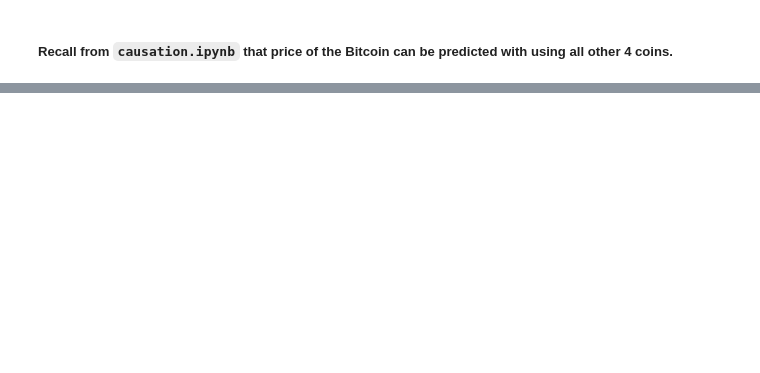
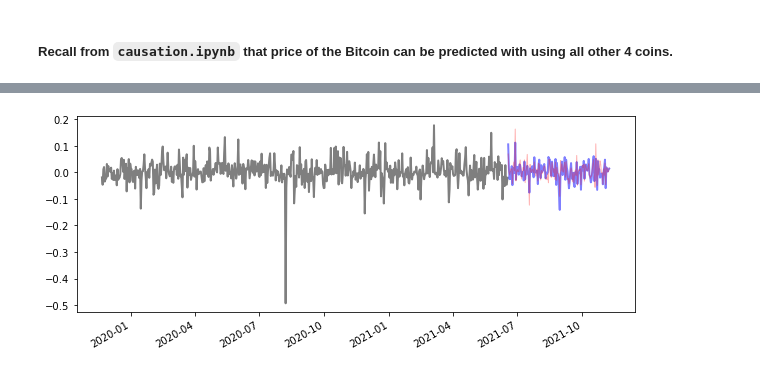
Before and after one commit to jimphon88/quantum-computing, a Jupyter notebook: forecast.ipynb, the cells around one changed output, grey strips where cells are left out. Drawn from its saved outputs; the diff is of its cells as text; code cells hidden in the pictures; blank space fills up the shorter version.

Commit message:
linear regression in forecast

```diff
--- a/forecast.ipynb
+++ b/forecast.ipynb
@@ -28,0 +65,7 @@ for _,coin in enumerate(coins):
+# %%
+lm = linear_model.LinearRegression()
+# %%
+Y = df["BTCUSD"]['close'].values
+X = df["BTCUSD"].drop(['close', 'volume'], axis=1).values
+# %%
+X_train, X_test, y_train, y_test = train_test_split(X, Y, test_size=0.2)
@@ -28,0 +76,7 @@ for _,coin in enumerate(coins):
+# %%
+model = lm.fit(X_train, y_train)
+predictions = model.predict(X_test)
+print(f"Predictions: {predictions}")
+print(f"R^2 value:   {lm.score(X, Y)}")
+print(f"coedd:       {lm.coef_}")
+print(f"intercept:   {lm.intercept_}")
@@ -28,0 +125,8 @@ for _,coin in enumerate(coins):
+# %%
+fig = plt.figure(figsize=(10,4))
+plt.plot(df["BTCUSD"].index[:len(y_train)], y_train, color='black', alpha=0.5, lw=2)
+plt.plot(df["BTCUSD"].index[-len(y_test):], y_test, color='blue', alpha=0.5, lw=2)
+plt.plot(df["BTCUSD"].index[-len(y_test):], predictions, color='red', alpha=0.3, lw=1)
+fig.autofmt_xdate()
+# %% [output]
+[figure, added]
```
Also changed, not shown: parts of 14 cells of this notebook.
